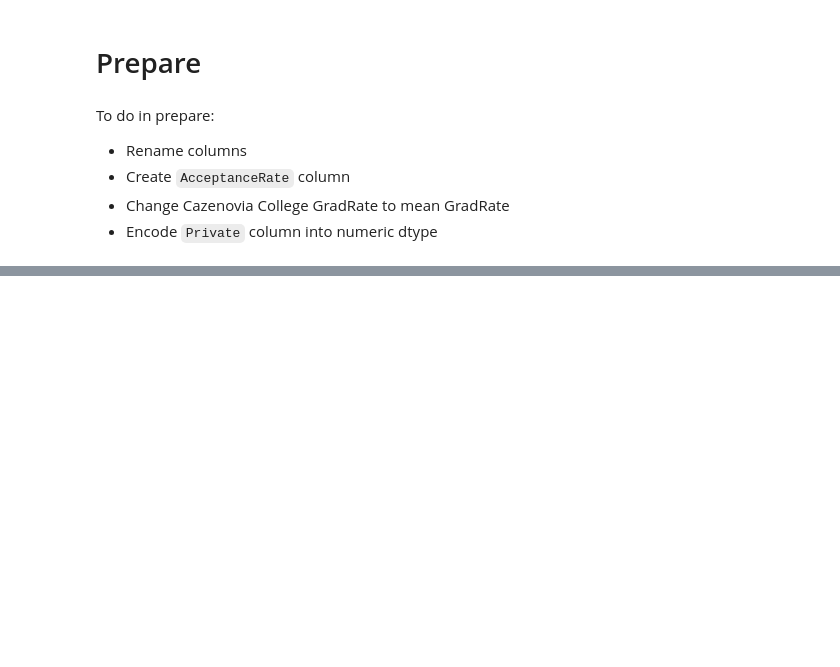
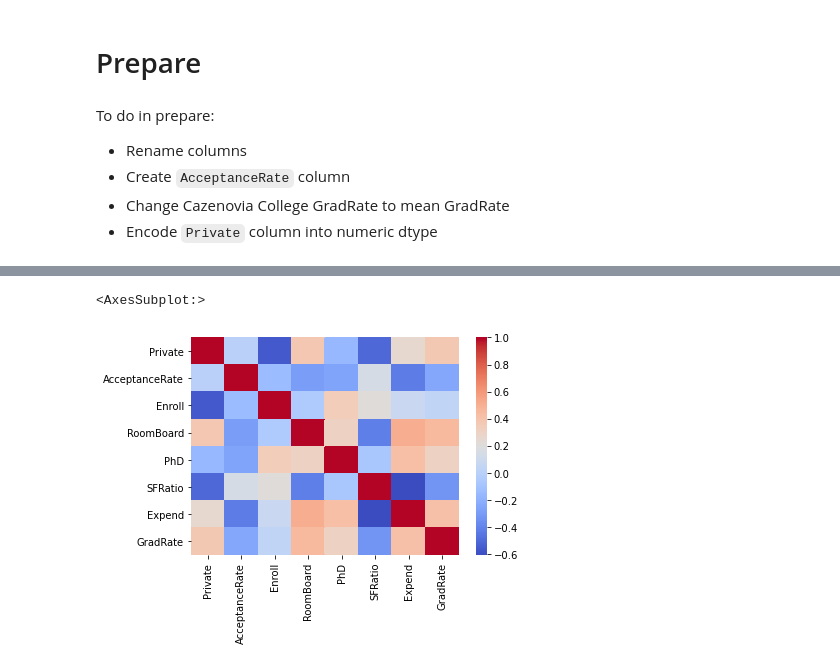
Before and after one commit to christophermayorga/individual-project, a Jupyter notebook: Final_Notebook.ipynb, the cells around one changed output, grey strips where cells are left out. Cells and saved outputs as stored; diff of their text form; code cells hidden in the pictures; blank space fills up the shorter version.

```diff
--- a/Final_Notebook.ipynb
+++ b/Final_Notebook.ipynb
@@ -213,0 +248,5 @@ df = clean_college_data(df)
+# %%
+sns.heatmap(data = train[quant_vars].corr(), cmap='coolwarm')
+# %% [output]
+<AxesSubplot:>
+[figure, added]
```
Also changed, not shown: parts of 75 cells of this notebook, 1 other file.
